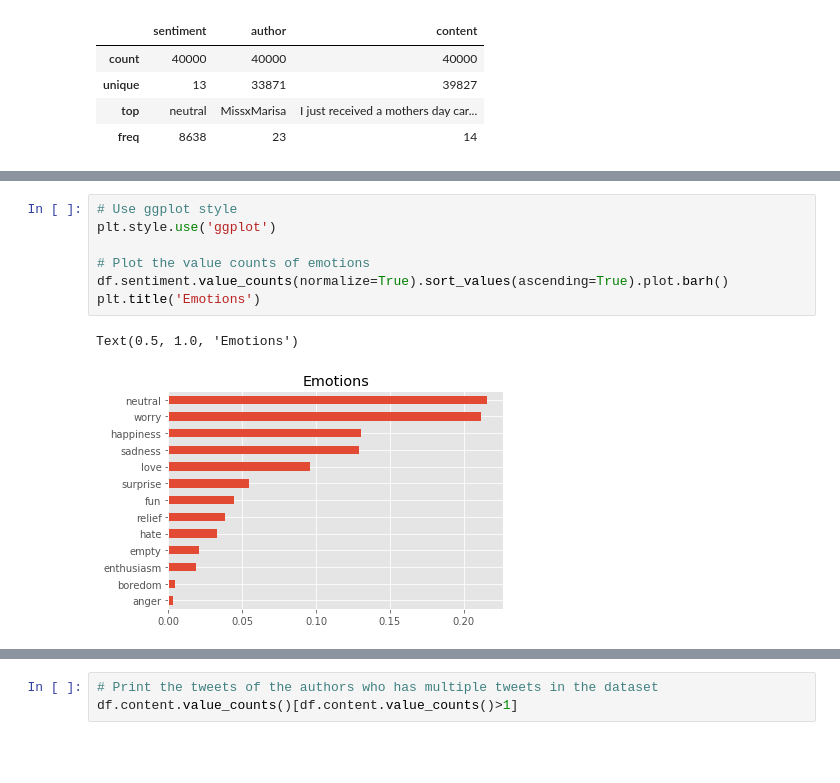
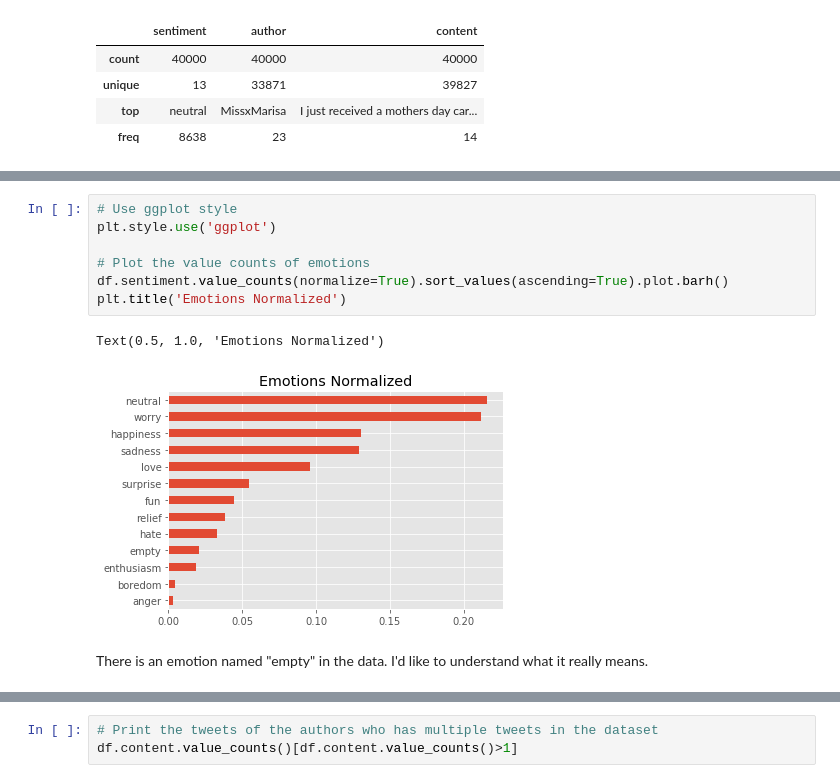
Before and after one commit to kaymal/twitter-emotions, a Jupyter notebook: data-preparation.ipynb, the cells around one changed output, grey strips where cells are left out. Saved outputs shown, nothing was run; the diff lists cells and outputs as text; blank space fills up the shorter version.

```diff
--- a/data-preparation.ipynb
+++ b/data-preparation.ipynb
@@ -81,10 +77,12 @@ pd.DataFrame([df.sentiment.value_counts(), df.sentiment.value_counts(normalize=T
 # %%
 # Use ggplot style
 plt.style.use('ggplot')
 
 # Plot the value counts of emotions
 df.sentiment.value_counts(normalize=True).sort_values(ascending=True).plot.barh()
-plt.title('Emotions')
+plt.title('Emotions Normalized')
 # %% [output]
-Text(0.5, 1.0, 'Emotions')
+Text(0.5, 1.0, 'Emotions Normalized')
-[figure, old version]
+[figure, new version]
+# %% [markdown]
+There is an emotion named "empty" in the data. I'd like to understand what it really means.
```
Also changed, not shown: parts of 95 cells of this notebook.
